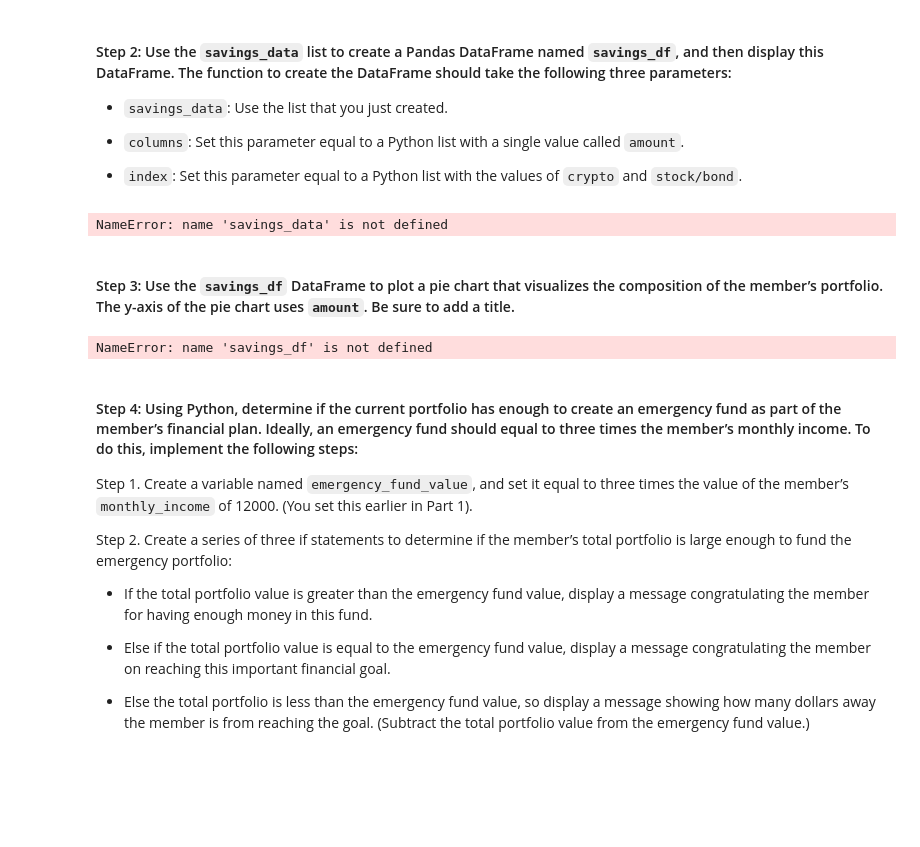
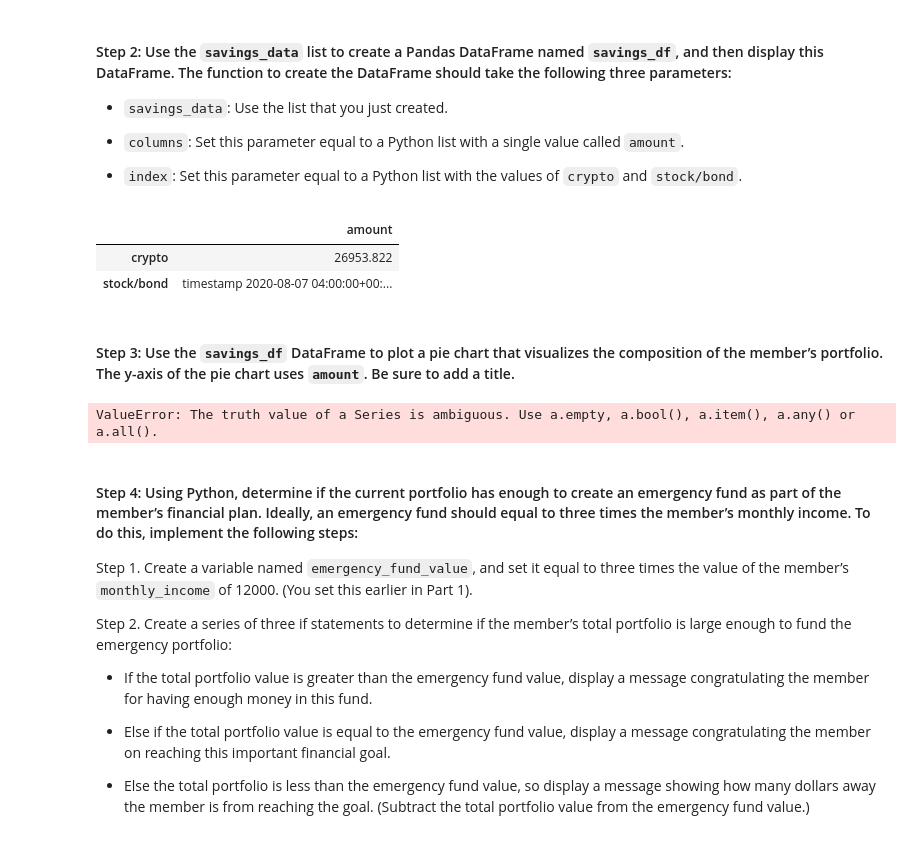
Before and after one commit to arianamoreno13/financial_planning_monte_carlo, a Jupyter notebook: Starter_Code/financial_planning_tools.ipynb, the cells around one changed output. Drawn from its saved outputs; the diff is of its cells as text; code cells hidden in the pictures; blank space fills up the shorter version.

```diff
--- a/Starter_Code/financial_planning_tools.ipynb
+++ b/Starter_Code/financial_planning_tools.ipynb
@@ -353,19 +366,21 @@ savings_data
 - `index`: Set this parameter equal to a Python list with the values of `crypto` and `stock/bond`.
 # %%
 # Create a Pandas DataFrame called savings_df
-savings_df = pd.DataFrame(savings_data, columns=['amount'], index=["crypto", "stock/bond"])
+savings_df = pd.DataFrame(savings_data, index=["crypto", "stock/bond"], columns=['amount'] )
 
 # Display the savings_df DataFrame
 display(savings_df)
 # %% [output]
-NameError: name 'savings_data' is not defined
+|  | amount |
+| crypto | 26953.822 |
+| stock/bond | timestamp 2020-08-07 04:00:00+00:... |
 # %% [markdown]
 #### Step 3: Use the `savings_df` DataFrame to plot a pie chart that visualizes the composition of the member’s portfolio. The y-axis of the pie chart uses `amount`. Be sure to add a title.
 # %%
 # Plot the total value of the member's portfolio (crypto and stock/bond) in a pie chart
-savings_df.plot.pie(y='amount', title="total value of member's  portfolio")
+savings_df.plot.pie(y='amount', title="total value of member's portfolio")
 # %% [output]
-NameError: name 'savings_df' is not defined
+ValueError: The truth value of a Series is ambiguous. Use a.empty, a.bool(), a.item(), a.any() or a.all().
 # %% [markdown]
 #### Step 4: Using Python, determine if the current portfolio has enough to create an emergency fund as part of the member’s financial plan. Ideally, an emergency fund should equal to three times the member’s monthly income. To do this, implement the following steps:
 
```
Also changed, not shown: parts of 20 cells of this notebook, 1 other file.
